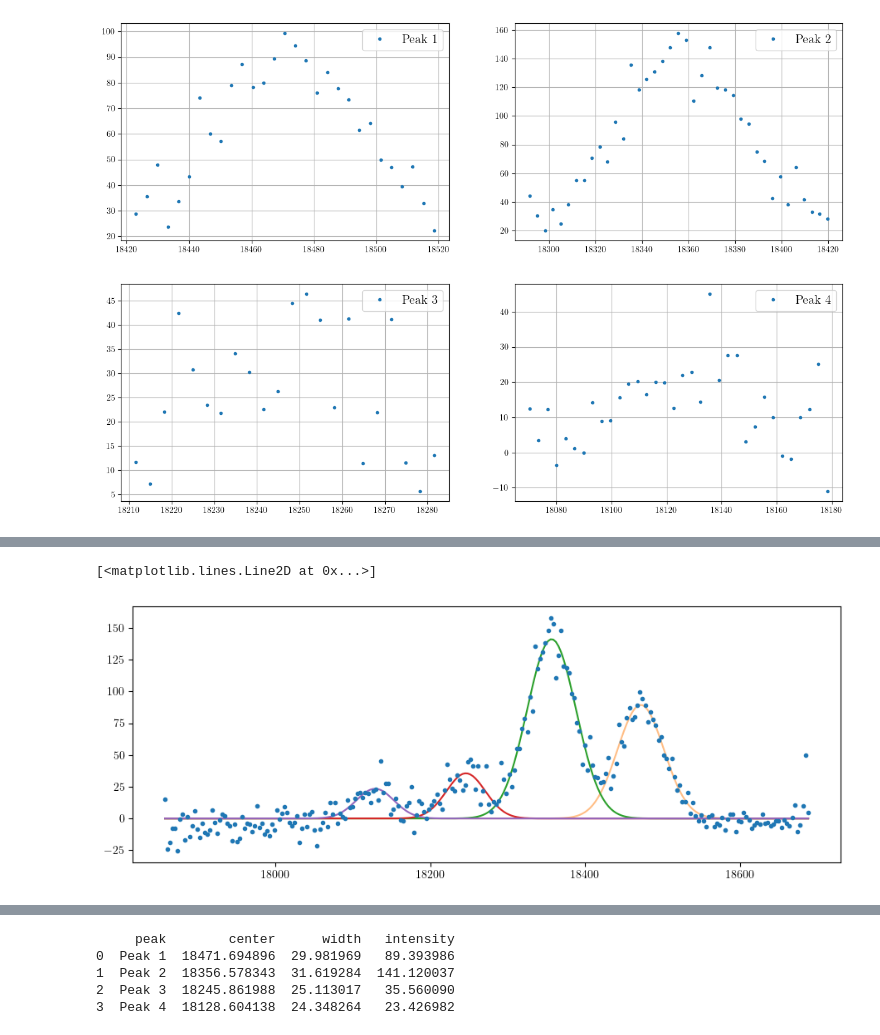
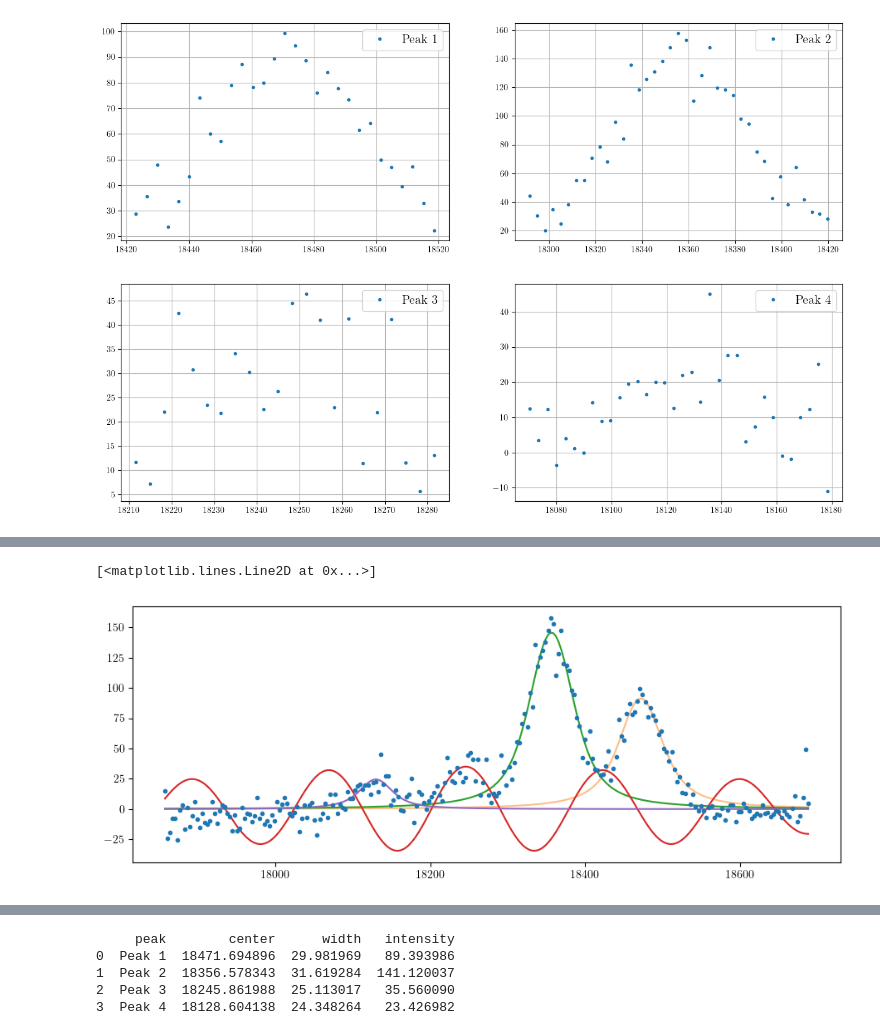
Before and after one commit to ParisHuth/FP, a Jupyter notebook: F43/protocollTaylorsVersion.ipynb, the cells around one changed output, grey strips where cells are left out. Cells and saved outputs as stored; diff of their text form; code cells hidden in the pictures.

```diff
--- a/F43/protocollTaylorsVersion.ipynb
+++ b/F43/protocollTaylorsVersion.ipynb
@@ -341,12 +383,12 @@ ax[1,1].grid()
 # %%
 # plot of the entire spectrum with fits
 fig = plt.figure(figsize=(11,4))
 plt.errorbar(data["wavenumber"], data["count"],
              linestyle='None', fmt='.')
-plt.plot(data["wavenumber"], gaussian(data["wavenumber"], *popt1), label="Peak 1", alpha=0.5)
-plt.plot(data["wavenumber"], gaussian(data["wavenumber"], *popt2), label="Peak 2")
-plt.plot(data["wavenumber"], gaussian(data["wavenumber"], *popt3), label="Peak 3")
-plt.plot(data["wavenumber"], gaussian(data["wavenumber"], *popt4), label="Peak 4")
+plt.plot(data["wavenumber"], voigt(data["wavenumber"], *popt1), label="Peak 1", alpha=0.5)
+plt.plot(data["wavenumber"], voigt(data["wavenumber"], *popt2), label="Peak 2")
+plt.plot(data["wavenumber"], voigt(data["wavenumber"], *popt3), label="Peak 3")
+plt.plot(data["wavenumber"], voigt(data["wavenumber"], *popt4), label="Peak 4")
 # %% [output]
 [<matplotlib.lines.Line2D at 0x...>]
-[figure, old version]
+[figure, new version]
```
Also changed, not shown: parts of 4 cells of this notebook.
